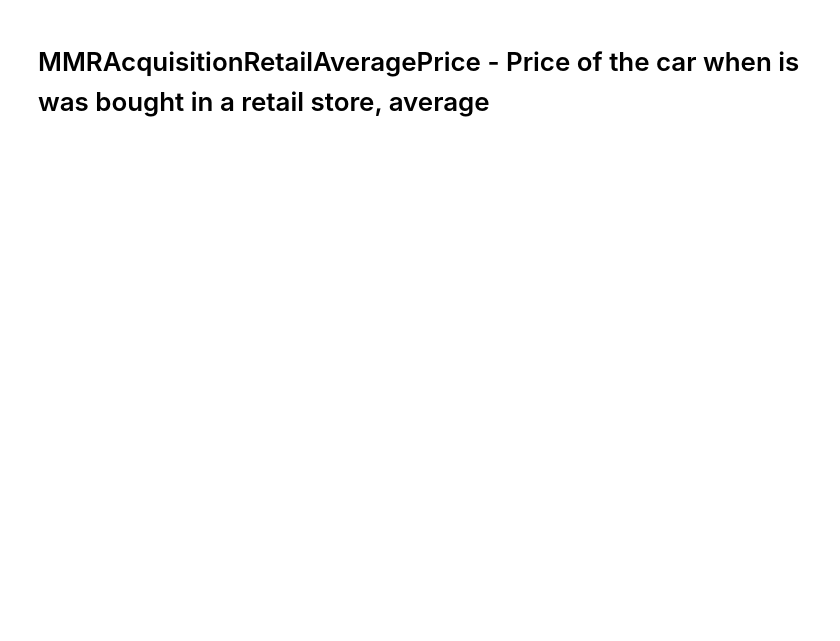
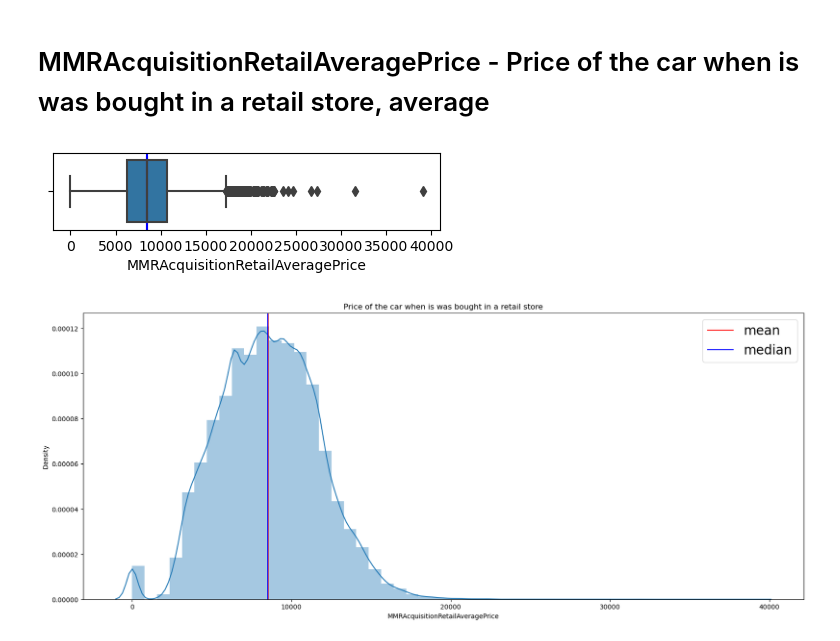
Before and after one commit to agomolka/MASem2DataMining, a Jupyter notebook: car_kick_analysis.ipynb, the cells around one changed output. Saved outputs shown, nothing was run; the diff lists cells and outputs as text; code cells hidden in the pictures; blank space fills up the shorter version.

```diff
--- a/car_kick_analysis.ipynb
+++ b/car_kick_analysis.ipynb
@@ -158,4 +168,7 @@ distplot_mean_median(column=car_kick['VehOdo'], title="How far the car has drive
 # %% [markdown]
 # MMRAcquisitionRetailAveragePrice - Price of the car when is was bought in a retail store, average
 # %%
-# MMRAcquisitonRetailCleanPrice - Price of the car when is was bought in a retail store, before fees
+distplot_mean_median(column=car_kick['MMRAcquisitionRetailAveragePrice'], title="Price of the car when is was bought in a retail store")
+# %% [output]
+[figure, added]
+[figure, added]
```
Also changed, not shown: parts of 12 cells of this notebook.
